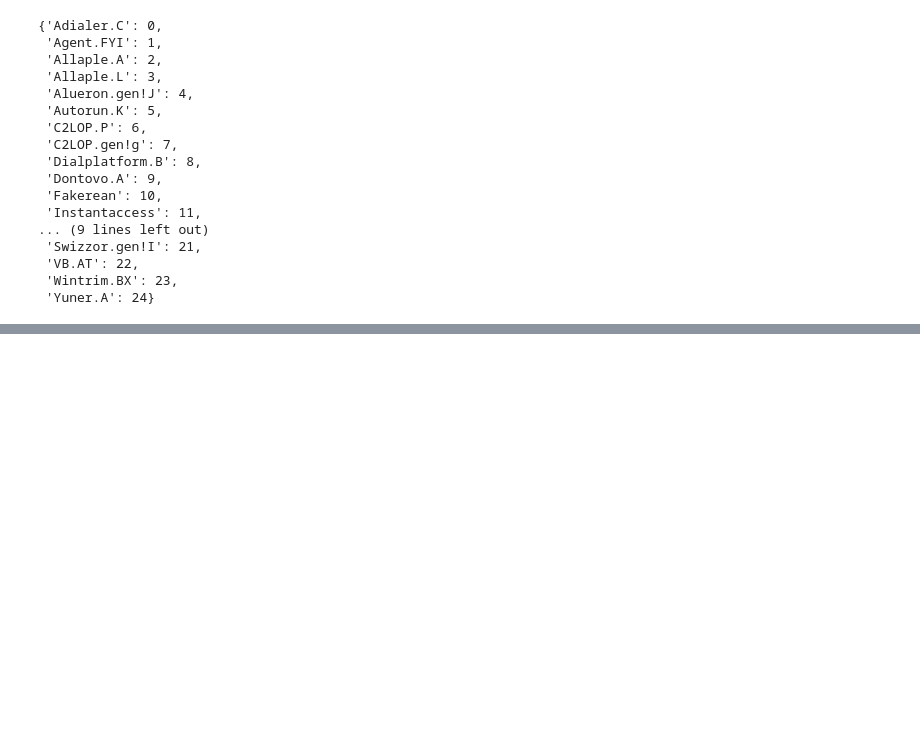
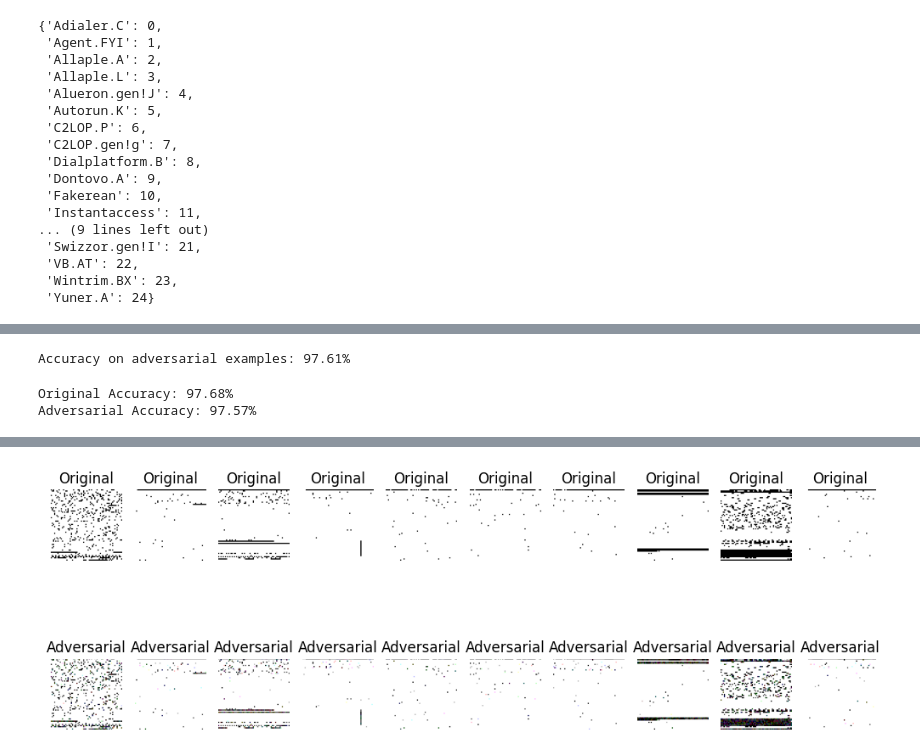
Before and after one commit to guzmanalejandra/Laboratorio8-Defensa-de-modelos, a Jupyter notebook: main.ipynb, the cells around one changed output, grey strips where cells are left out. Saved outputs shown, nothing was run; the diff lists cells and outputs as text; code cells hidden in the pictures; blank space fills up the shorter version.

```diff
--- a/main.ipynb
+++ b/main.ipynb
@@ -136,4 +107,10 @@ Yuner.A: 800
 # %%
 from sklearn.model_selection import train_test_split
 
-X_train, X_test, y_train, y_test = train_test_split(all_images, all_labels, test_size=0.3, random_state=42)
+
+X_train, X_test, y_train, y_test = train_test_split(images, labels, test_size=0.3, random_state=42)
+
+print("X_train shape:", X_train.shape)
+print("X_test shape:", X_test.shape)
+print("y_train shape:", y_train.shape)
+print("y_test shape:", y_test.shape)
@@ -176,0 +214,2 @@ model.save("model-final.h5")
+# %%
+model = tf.keras.models.load_model('modelfinal.h5')
@@ -176,0 +218,27 @@ model.save("model-final.h5")
+# %%
+from art.estimators.classification import TensorFlowV2Classifier
+
+optimizer = tf.keras.optimizers.Adam(learning_rate=0.001)
+classifier = TensorFlowV2Classifier(
+    model=model,
+    nb_classes=25,
+    input_shape=(64, 64, 3),
+    loss_object=tf.keras.losses.CategoricalCrossentropy(),
+    clip_values=(0, 1),
+    optimizer=optimizer
+)
+# %%
+from art.attacks.evasion import FastGradientMethod
+
+
+attack = FastGradientMethod(estimator=classifier, eps=0.1)
+
+
+X_test_adv = attack.generate(x=X_test)
+
+
+predictions = classifier.predict(X_test_adv)
+accuracy = np.mean(np.argmax(predictions, axis=1) == np.argmax(y_test, axis=1))
+print("Accuracy on adversarial examples: {:.2f}%".format(accuracy * 100))
+# %% [output]
+Accuracy on adversarial examples: 97.61%
@@ -176,0 +248,34 @@ model.save("model-final.h5")
+# %%
+from art.attacks.evasion import ProjectedGradientDescent
+pgd_attack = ProjectedGradientDescent(estimator=classifier, eps=0.3, max_iter=5)
+X_test_adv_pgd = pgd_attack.generate(x=X_test)
+# %%
+original_predictions = classifier.predict(X_test)
+adversarial_predictions = classifier.predict(X_test_adv)
+
+
+original_acc = np.mean(np.argmax(original_predictions, axis=1) == np.argmax(y_test, axis=1))
+adversarial_acc = np.mean(np.argmax(adversarial_predictions, axis=1) == np.argmax(y_test, axis=1))
+print(f"Original Accuracy: {original_acc * 100:.2f}%")
+print(f"Adversarial Accuracy: {adversarial_acc * 100:.2f}%")
+# %% [output]
+Original Accuracy: 97.68%
+Adversarial Accuracy: 97.57%
+# %%
+import matplotlib.pyplot as plt
+
+plt.figure(figsize=(10, 5))
+for i in range(10):
+    plt.subplot(2, 10, i + 1)
+    plt.imshow(X_test[i], cmap='gray')
+    plt.title("Original")
+    plt.axis('off')
+
+    plt.subplot(2, 10, i + 11)
+    plt.imshow(X_test_adv_pgd[i], cmap='gray')
+    plt.title("Adversarial")
+    plt.axis('off')
+
+plt.tight_layout()
+plt.show()
+# %% [output]
@@ -176,0 +302 @@ model.save("model-final.h5")
+[figure, added]
```
Also changed, not shown: parts of 30 cells of this notebook.
